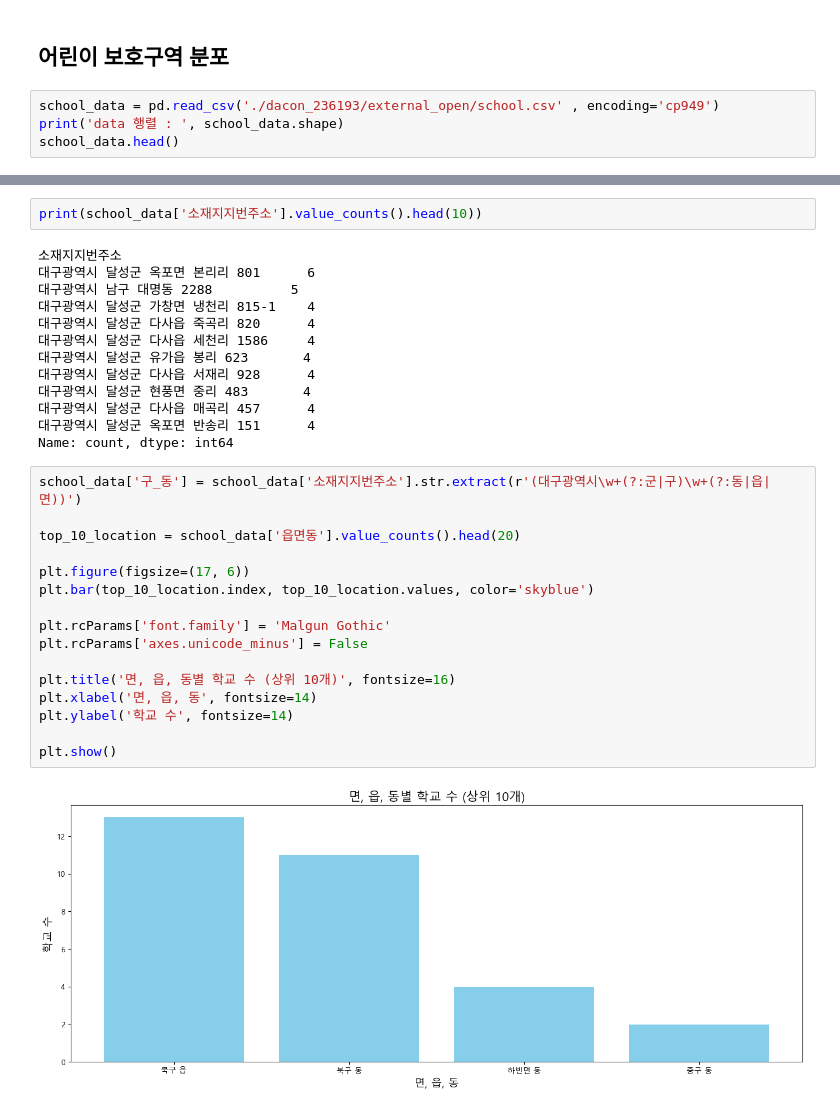
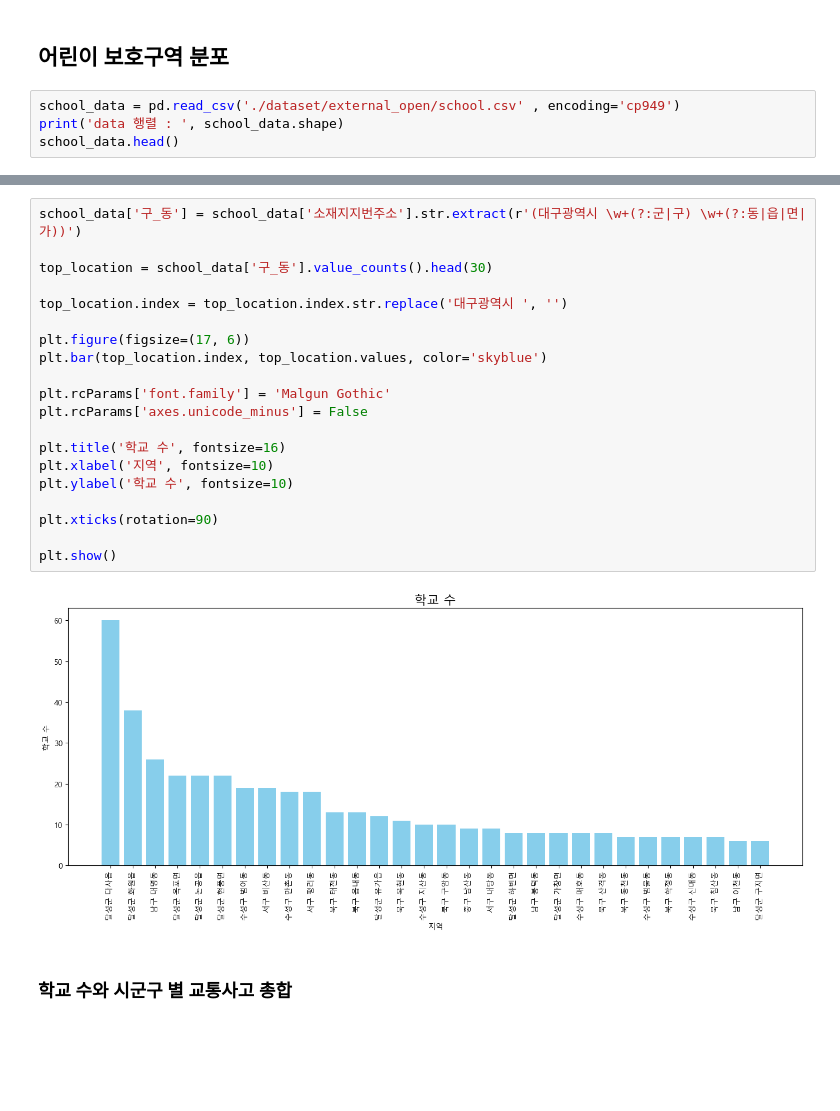
Before and after one commit to Boostcamp-AI-Tech-Recsys-team2/Prediction-of-Traffic-Accident-Victims-in-Daegu, a Jupyter notebook: EDA/EDA_dogeol.ipynb, the cells around one changed output, grey strips where cells are left out. Saved outputs shown, nothing was run; the diff lists cells and outputs as text; blank space fills up the shorter version.

```diff
--- a/EDA/EDA_dogeol.ipynb
+++ b/EDA/EDA_dogeol.ipynb
@@ -250,7 +251,7 @@ plt.show()
 # %% [markdown]
 ## 어린이 보호구역 분포
 # %%
-school_data = pd.read_csv('./dacon_236193/external_open/school.csv' , encoding='cp949')
+school_data = pd.read_csv('./dataset/external_open/school.csv' , encoding='cp949')
 print('data 행렬 : ', school_data.shape)
 school_data.head()
 # %% [output]
@@ -261,36 +262,27 @@ data 행렬 :  (640, 12)
 | 2 | 초등학교 | 성명초등학교 | 대구광역시 남구 성당로 30길 55(대명동) | 대구광역시 남구 대명동 3050 | 35.845152 | 128.570825 | 대구광역시 | 남부경찰서 | Y | 14.0 | 8~12 | ... |
 | 3 | 초등학교 | 남덕초등학교 | 대구광역시 남구 앞산순환로 93길 33 | 대구광역시 남구 대명동 531-1 | 35.833042 | 128.573949 | 대구광역시 | 남부경찰서 | Y | 6.0 | 6~8 | ... |
 | 4 | 초등학교 | 대명초등학교 | 대구광역시 남구 대명로 110 | 대구광역시 남구 대명동 960 | 35.838869 | 128.568889 | 대구광역시 | 남부경찰서 | Y | 5.0 | 6~10 | ... |
-# %%
-print(school_data['소재지지번주소'].value_counts().head(10))
-# %% [output]
-소재지지번주소
-대구광역시 달성군 옥포면 본리리 801      6
-대구광역시 남구 대명동 2288          5
-대구광역시 달성군 가창면 냉천리 815-1    4
-대구광역시 달성군 다사읍 죽곡리 820      4
-대구광역시 달성군 다사읍 세천리 1586     4
-대구광역시 달성군 유가읍 봉리 623       4
-대구광역시 달성군 다사읍 서재리 928      4
-대구광역시 달성군 현풍면 중리 483       4
-대구광역시 달성군 다사읍 매곡리 457      4
-대구광역시 달성군 옥포면 반송리 151      4
-Name: count, dtype: int64
 # %%
-school_data['구_동'] = school_data['소재지지번주소'].str.extract(r'(대구광역시\w+(?:군|구)\w+(?:동|읍|면))')
+school_data['구_동'] = school_data['소재지지번주소'].str.extract(r'(대구광역시 \w+(?:군|구) \w+(?:동|읍|면|가))')
 
-top_10_location = school_data['읍면동'].value_counts().head(20)
+top_location = school_data['구_동'].value_counts().head(30)
+
+top_location.index = top_location.index.str.replace('대구광역시 ', '')
 
 plt.figure(figsize=(17, 6))
-plt.bar(top_10_location.index, top_10_location.values, color='skyblue')
+plt.bar(top_location.index, top_location.values, color='skyblue')
 
 plt.rcParams['font.family'] = 'Malgun Gothic'
 plt.rcParams['axes.unicode_minus'] = False
 
-plt.title('면, 읍, 동별 학교 수 (상위 10개)', fontsize=16)
-plt.xlabel('면, 읍, 동', fontsize=14)
-plt.ylabel('학교 수', fontsize=14)
+plt.title('학교 수', fontsize=16)
+plt.xlabel('지역', fontsize=10)
+plt.ylabel('학교 수', fontsize=10)
+
+plt.xticks(rotation=90)
 
 plt.show()
 # %% [output]
-[figure, old version]
+[figure, new version]
+# %% [markdown]
+### 학교 수와 시군구 별 교통사고 총합
```
Also changed, not shown: parts of 7 cells of this notebook.
